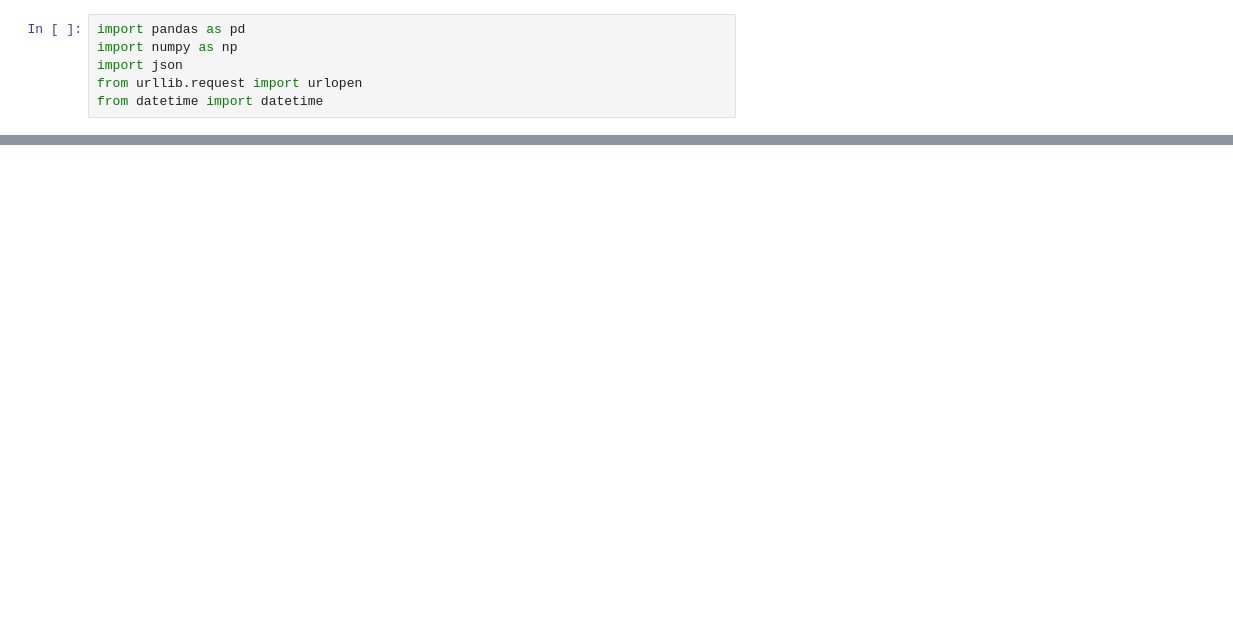
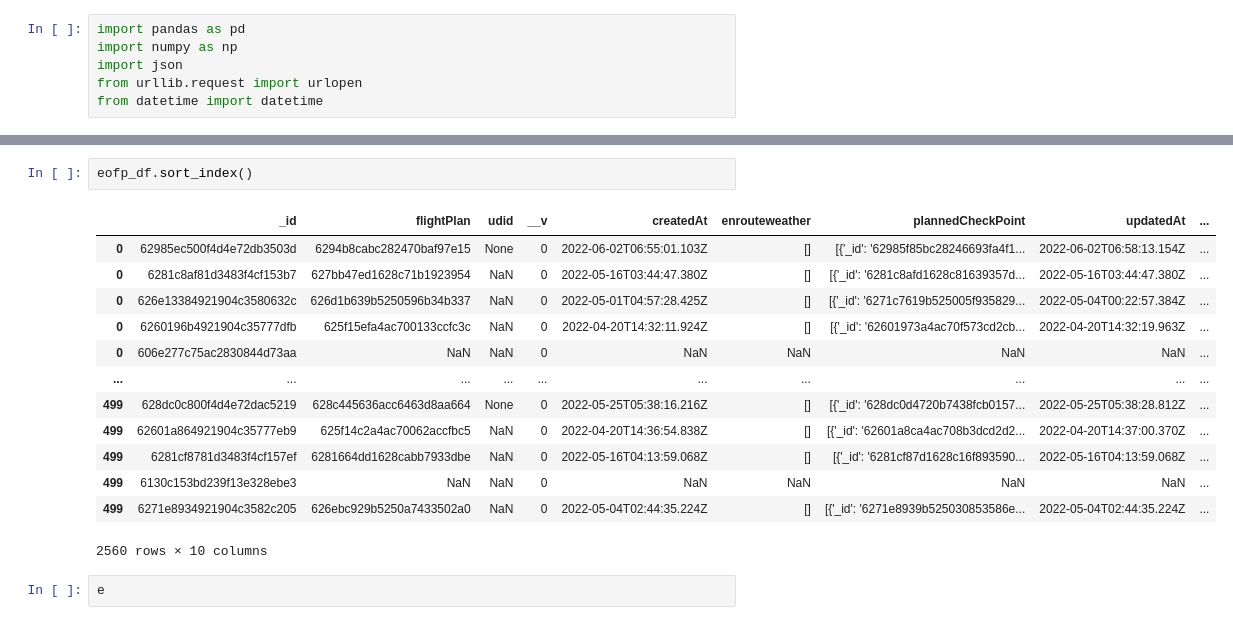
Before and after one commit to peajung/data_extraction, a Jupyter notebook: data_extraction.ipynb, the cells around one changed output, grey strips where cells are left out. Drawn from its saved outputs; the diff is of its cells as text; blank space fills up the shorter version.

```diff
--- a/data_extraction.ipynb
+++ b/data_extraction.ipynb
@@ -64,0 +608,18 @@ fuel_report_df.to_csv('etl_data_20211101_20211231.csv')
+# %%
+eofp_df.sort_index()
+# %% [output]
+|  | _id | flightPlan | udid | __v | createdAt | enrouteweather | plannedCheckPoint | updatedAt | ... |
+| 0 | 62985ec500f4d4e72db3503d | 6294b8cabc282470baf97e15 | None | 0 | 2022-06-02T06:55:01.103Z | [] | [{'_id': '62985f85bc28246693fa4f1... | 2022-06-02T06:58:13.154Z | ... |
+| 0 | 6281c8af81d3483f4cf153b7 | 627bb47ed1628c71b1923954 | NaN | 0 | 2022-05-16T03:44:47.380Z | [] | [{'_id': '6281c8afd1628c81639357d... | 2022-05-16T03:44:47.380Z | ... |
+| 0 | 626e13384921904c3580632c | 626d1b639b5250596b34b337 | NaN | 0 | 2022-05-01T04:57:28.425Z | [] | [{'_id': '6271c7619b525005f935829... | 2022-05-04T00:22:57.384Z | ... |
+| 0 | 6260196b4921904c35777dfb | 625f15efa4ac700133ccfc3c | NaN | 0 | 2022-04-20T14:32:11.924Z | [] | [{'_id': '62601973a4ac70f573cd2cb... | 2022-04-20T14:32:19.963Z | ... |
+| 0 | 606e277c75ac2830844d73aa | NaN | NaN | 0 | NaN | NaN | NaN | NaN | ... |
+| ... | ... | ... | ... | ... | ... | ... | ... | ... | ... |
+| 499 | 628dc0c800f4d4e72dac5219 | 628c445636acc6463d8aa664 | None | 0 | 2022-05-25T05:38:16.216Z | [] | [{'_id': '628dc0d4720b7438fcb0157... | 2022-05-25T05:38:28.812Z | ... |
+| 499 | 62601a864921904c35777eb9 | 625f14c2a4ac70062accfbc5 | NaN | 0 | 2022-04-20T14:36:54.838Z | [] | [{'_id': '62601a8ca4ac708b3dcd2d2... | 2022-04-20T14:37:00.370Z | ... |
+| 499 | 6281cf8781d3483f4cf157ef | 6281664dd1628cabb7933dbe | NaN | 0 | 2022-05-16T04:13:59.068Z | [] | [{'_id': '6281cf87d1628c16f893590... | 2022-05-16T04:13:59.068Z | ... |
+| 499 | 6130c153bd239f13e328ebe3 | NaN | NaN | 0 | NaN | NaN | NaN | NaN | ... |
+| 499 | 6271e8934921904c3582c205 | 626ebc929b5250a7433502a0 | NaN | 0 | 2022-05-04T02:44:35.224Z | [] | [{'_id': '6271e8939b525030853586e... | 2022-05-04T02:44:35.224Z | ... |
+2560 rows × 10 columns
+# %%
+e
```
Also changed, not shown: parts of 14 cells of this notebook.
